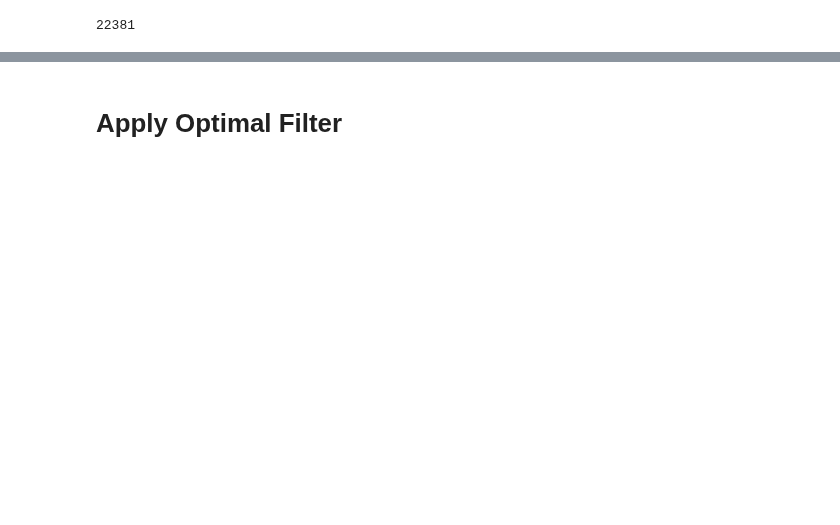
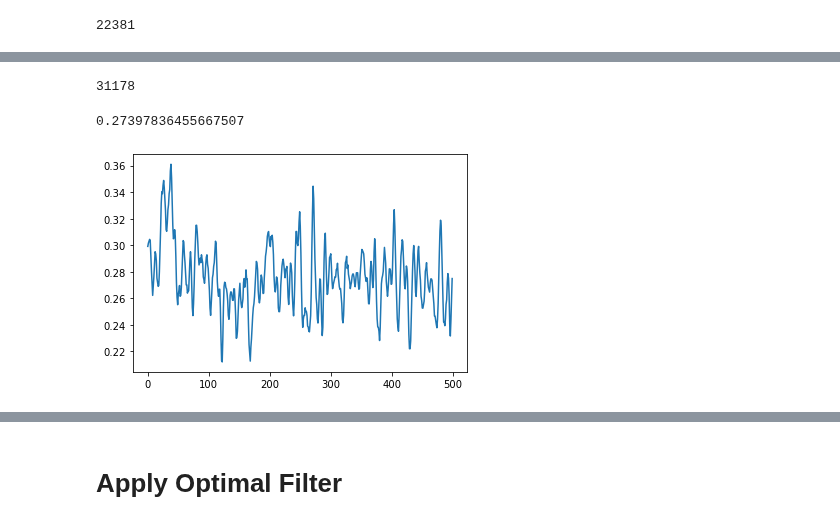
Before and after one commit to MazinLab/MKIDReadoutAnalysis, a Jupyter notebook: R_test.ipynb, the cells around one changed output, grey strips where cells are left out. Drawn from its saved outputs; the diff is of its cells as text; code cells hidden in the pictures; blank space fills up the shorter version.

```diff
--- a/R_test.ipynb
+++ b/R_test.ipynb
@@ -22,0 +80,22 @@ for i in range(0,50):
+# %%
+ir_data = np.zeros((3,2**19*500))
+for i in range(0,500):
+    data = np.load(f'/work/jpsmith/Gen3/Fridge_Tests/r_testing/data/white_fridge/10_18_23/wf_ellison3_6000_650GHz_ir{i:002d}.npz')
+    ir_data[0,i*2**19:(i+1)*2**19] = data['phase_light']
+    ir_data[1,i*2**19:(i+1)*2**19] = data['iq_light'].real
+    ir_data[2,i*2**19:(i+1)*2**19] = data['iq_light'].imag
+
+ir_phase_data = -ir_data[0,:]
+
+ir_readout = MKIDReadout()
+ir_readout.trigger(ir_phase_data, fs = 1e6, threshold=-0.15, deadtime=30)
+print((ir_readout.trig>0).sum())
+# %% [output]
+31178
+# %%
+plt.plot(ir_phase_data[0:500])
+ir_phase_dark_mean = ir_phase_data[0:14000].mean()
+print(ir_phase_dark_mean)
+# %% [output]
+0.27397836455667507
+[figure, added]
```
Also changed, not shown: parts of 60 cells of this notebook, 1 other file.
